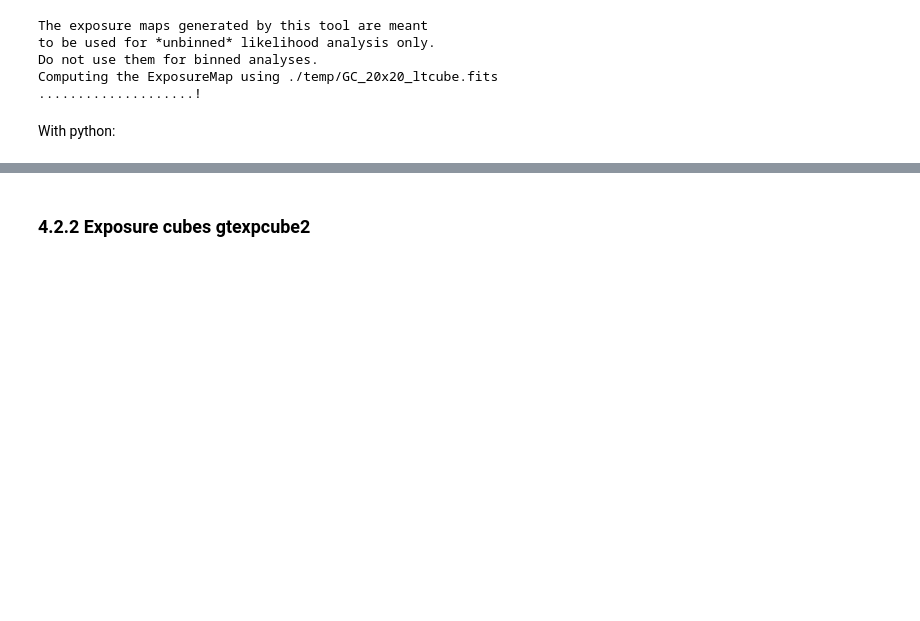
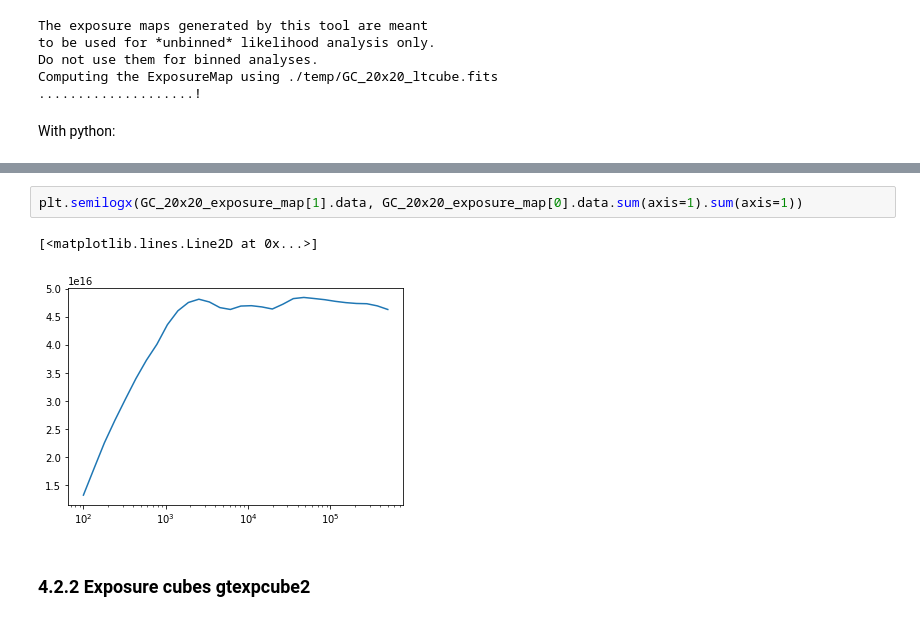
Before and after one commit to sdh0618/Fermi-Analysis, a Jupyter notebook: 1-Data-Selection.ipynb, the cells around one changed output, grey strips where cells are left out. Drawn from its saved outputs; the diff is of its cells as text; blank space fills up the shorter version.

```diff
--- a/1-Data-Selection.ipynb
+++ b/1-Data-Selection.ipynb
@@ -453,3 +478,8 @@ With python:
+# %%
+plt.semilogx(GC_20x20_exposure_map[1].data, GC_20x20_exposure_map[0].data.sum(axis=1).sum(axis=1))
+# %% [output]
+[<matplotlib.lines.Line2D at 0x...>]
+[figure, added]
 # %% [markdown]
 ### 4.2.2 Exposure cubes gtexpcube2
 # %%
```
Also changed, not shown: parts of 17 cells of this notebook.
